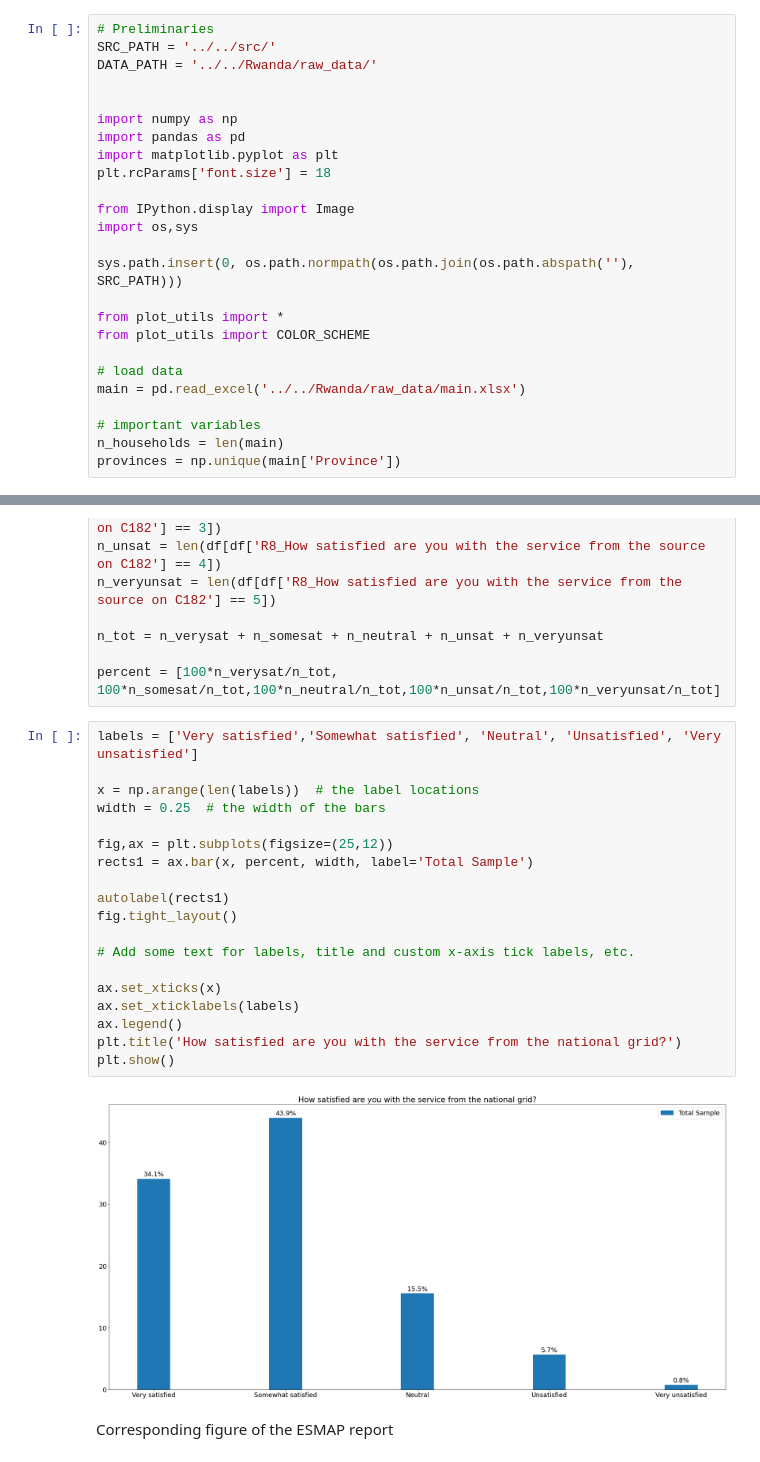
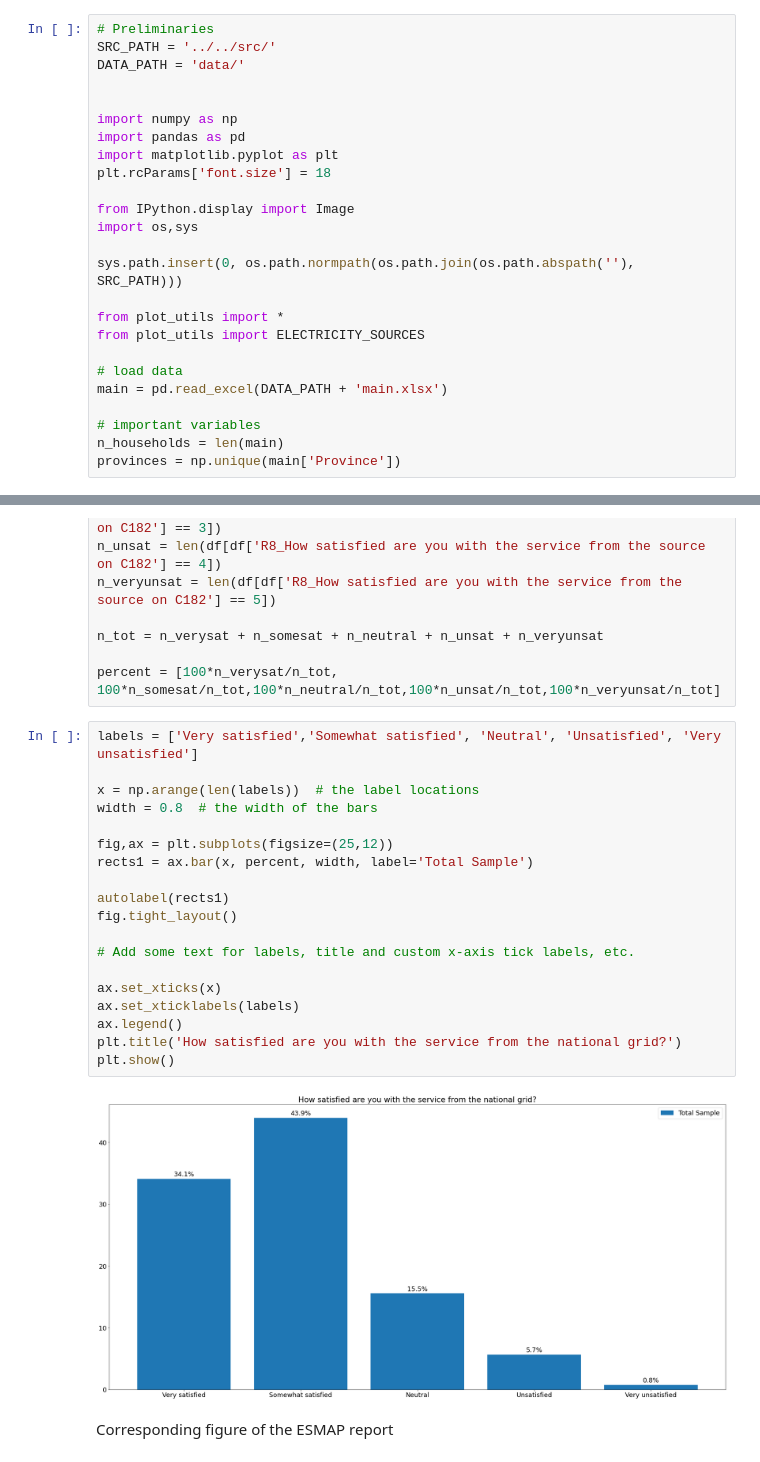
Before and after one commit to alfonsocaiazzo/esmap-mtf-data, a Jupyter notebook: mtf-book/rwanda/info_electricity.ipynb, the cells around one changed output, grey strips where cells are left out. Drawn from its saved outputs; the diff is of its cells as text.

Commit message:
refactoring mtf book - rwanda

```diff
--- a/mtf-book/rwanda/info_electricity.ipynb
+++ b/mtf-book/rwanda/info_electricity.ipynb
@@ -5,7 +6,7 @@ The questions related to the access to electricity are in section C.
 # %%
 # Preliminaries
 SRC_PATH = '../../src/'
-DATA_PATH = '../../Rwanda/raw_data/'
+DATA_PATH = 'data/'
 
 
 import numpy as np
@@ -19,10 +20,10 @@ import os,sys
 sys.path.insert(0, os.path.normpath(os.path.join(os.path.abspath(''), SRC_PATH)))
 
 from plot_utils import *
-from plot_utils import COLOR_SCHEME
+from plot_utils import ELECTRICITY_SOURCES
 
 # load data
-main = pd.read_excel('../../Rwanda/raw_data/main.xlsx')
+main = pd.read_excel(DATA_PATH + 'main.xlsx')
 
 # important variables
 n_households = len(main)
@@ -304,24 +301,24 @@ percent = [100*n_verysat/n_tot, 100*n_somesat/n_tot,100*n_neutral/n_tot,100*n_un
 # %%
 labels = ['Very satisfied','Somewhat satisfied', 'Neutral', 'Unsatisfied', 'Very unsatisfied']
 
 x = np.arange(len(labels))  # the label locations
-width = 0.25  # the width of the bars
+width = 0.8  # the width of the bars
 
 fig,ax = plt.subplots(figsize=(25,12))
 rects1 = ax.bar(x, percent, width, label='Total Sample')
 
 autolabel(rects1)
 fig.tight_layout()
 
 # Add some text for labels, title and custom x-axis tick labels, etc.
 
 ax.set_xticks(x)
 ax.set_xticklabels(labels)
 ax.legend()
 plt.title('How satisfied are you with the service from the national grid?')
 plt.show()
 # %% [output]
-[figure, old version]
+[figure, new version]
 # %% [markdown]
 Corresponding figure of the ESMAP report
 # %%
```
Also changed, not shown: parts of 9 cells of this notebook, 13 other files.
